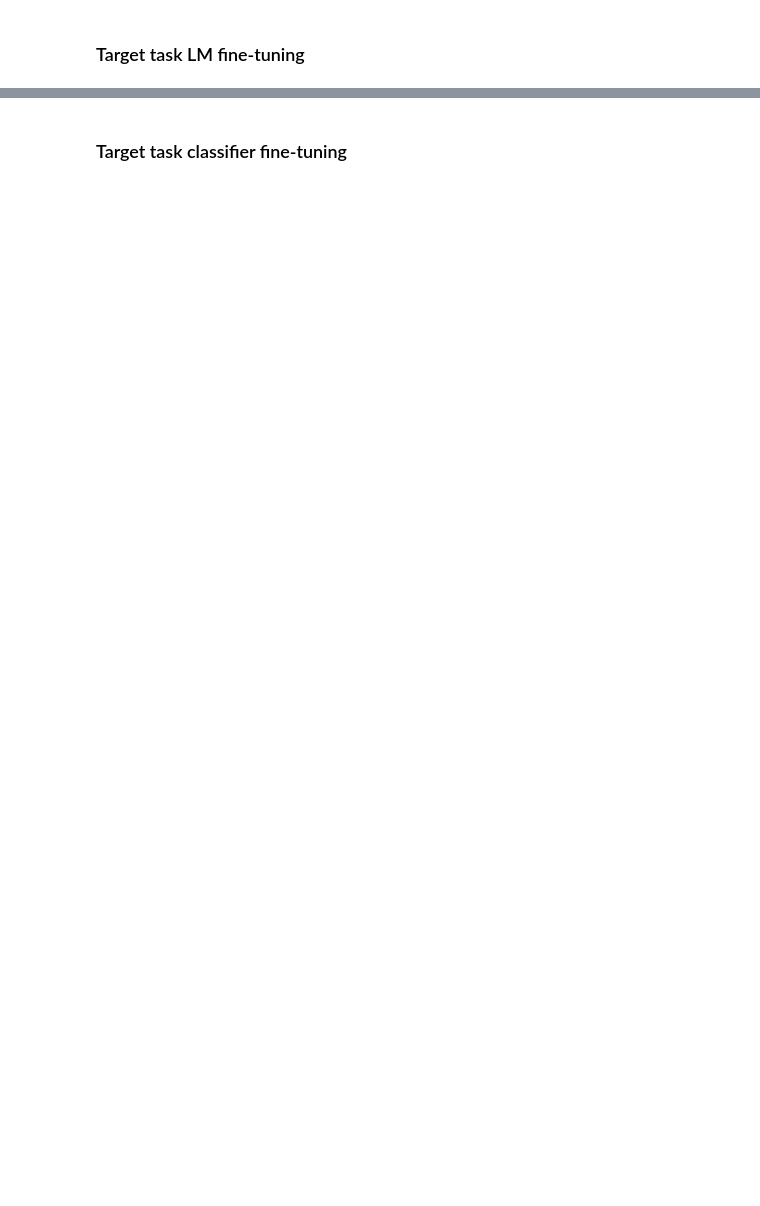
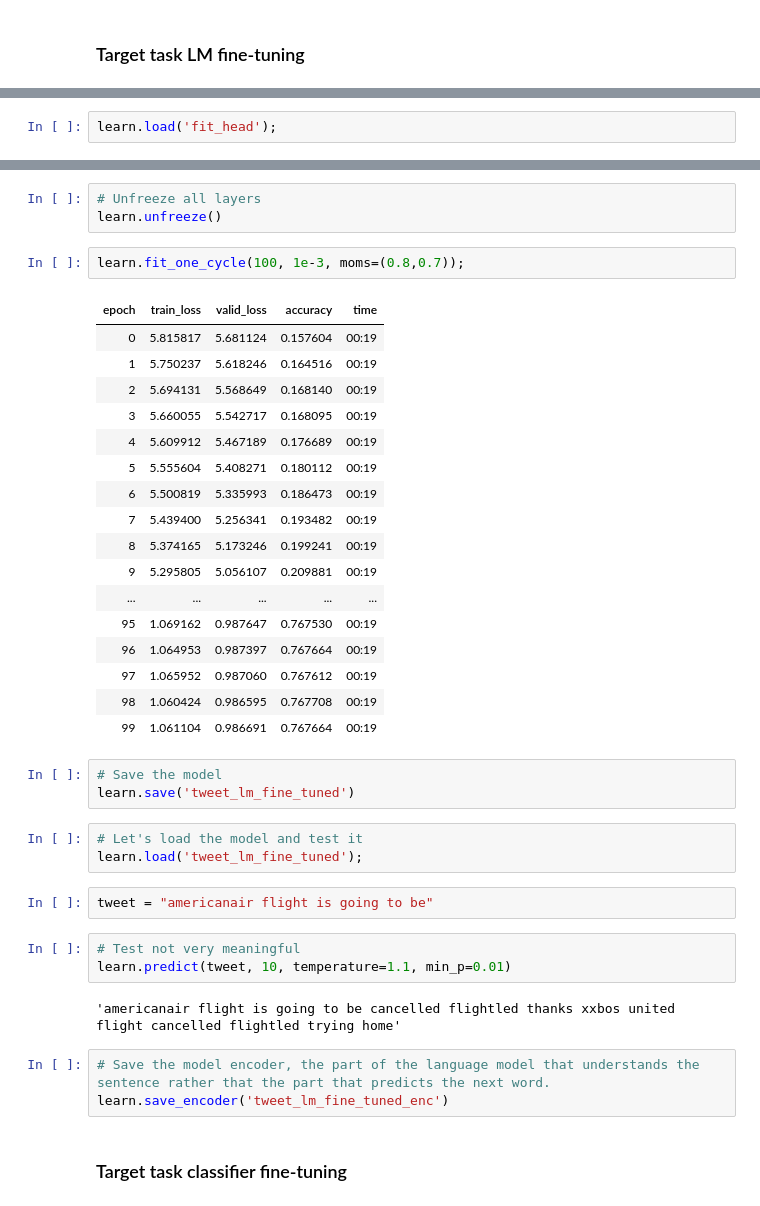
Before and after one commit to kwulffert/ULMFiT_Sentiment_Analysis, a Jupyter notebook: ULMFiT_Sentiment_Analysis.ipynb, the cells around one changed output, grey strips where cells are left out. Saved outputs shown, nothing was run; the diff lists cells and outputs as text; blank space fills up the shorter version.

```diff
--- a/ULMFiT_Sentiment_Analysis.ipynb
+++ b/ULMFiT_Sentiment_Analysis.ipynb
@@ -311,0 +379,2 @@ len(data_lm.vocab.itos)
+# %%
+learn.load('fit_head');
@@ -312,2 +404,41 @@ len(data_lm.vocab.itos)
+# %%
+# Unfreeze all layers
+learn.unfreeze()
+# %%
+learn.fit_one_cycle(100, 1e-3, moms=(0.8,0.7));
+# %% [output]
+| epoch | train_loss | valid_loss | accuracy | time |
+| 0 | 5.815817 | 5.681124 | 0.157604 | 00:19 |
+| 1 | 5.750237 | 5.618246 | 0.164516 | 00:19 |
+| 2 | 5.694131 | 5.568649 | 0.168140 | 00:19 |
+| 3 | 5.660055 | 5.542717 | 0.168095 | 00:19 |
+| 4 | 5.609912 | 5.467189 | 0.176689 | 00:19 |
+| 5 | 5.555604 | 5.408271 | 0.180112 | 00:19 |
+| 6 | 5.500819 | 5.335993 | 0.186473 | 00:19 |
+| 7 | 5.439400 | 5.256341 | 0.193482 | 00:19 |
+| 8 | 5.374165 | 5.173246 | 0.199241 | 00:19 |
+| 9 | 5.295805 | 5.056107 | 0.209881 | 00:19 |
+| ... | ... | ... | ... | ... |
+| 95 | 1.069162 | 0.987647 | 0.767530 | 00:19 |
+| 96 | 1.064953 | 0.987397 | 0.767664 | 00:19 |
+| 97 | 1.065952 | 0.987060 | 0.767612 | 00:19 |
+| 98 | 1.060424 | 0.986595 | 0.767708 | 00:19 |
+| 99 | 1.061104 | 0.986691 | 0.767664 | 00:19 |
+# %%
+# Save the model
+learn.save('tweet_lm_fine_tuned')
+# %%
+# Let's load the model and test it
+learn.load('tweet_lm_fine_tuned');
+# %%
+tweet = "americanair flight is going to be"
+# %%
+# Test not very meaningful
+learn.predict(tweet, 10, temperature=1.1, min_p=0.01)
+# %% [output]
+'americanair flight is going to be cancelled flightled thanks xxbos united flight cancelled flightled trying home'
+# %%
+# Save the model encoder, the part of the language model that understands the sentence rather that the part that predicts the next word.
+learn.save_encoder('tweet_lm_fine_tuned_enc')
 # %% [markdown]
 ### Target task classifier fine-tuning
```
Also changed, not shown: parts of 65 cells of this notebook.
